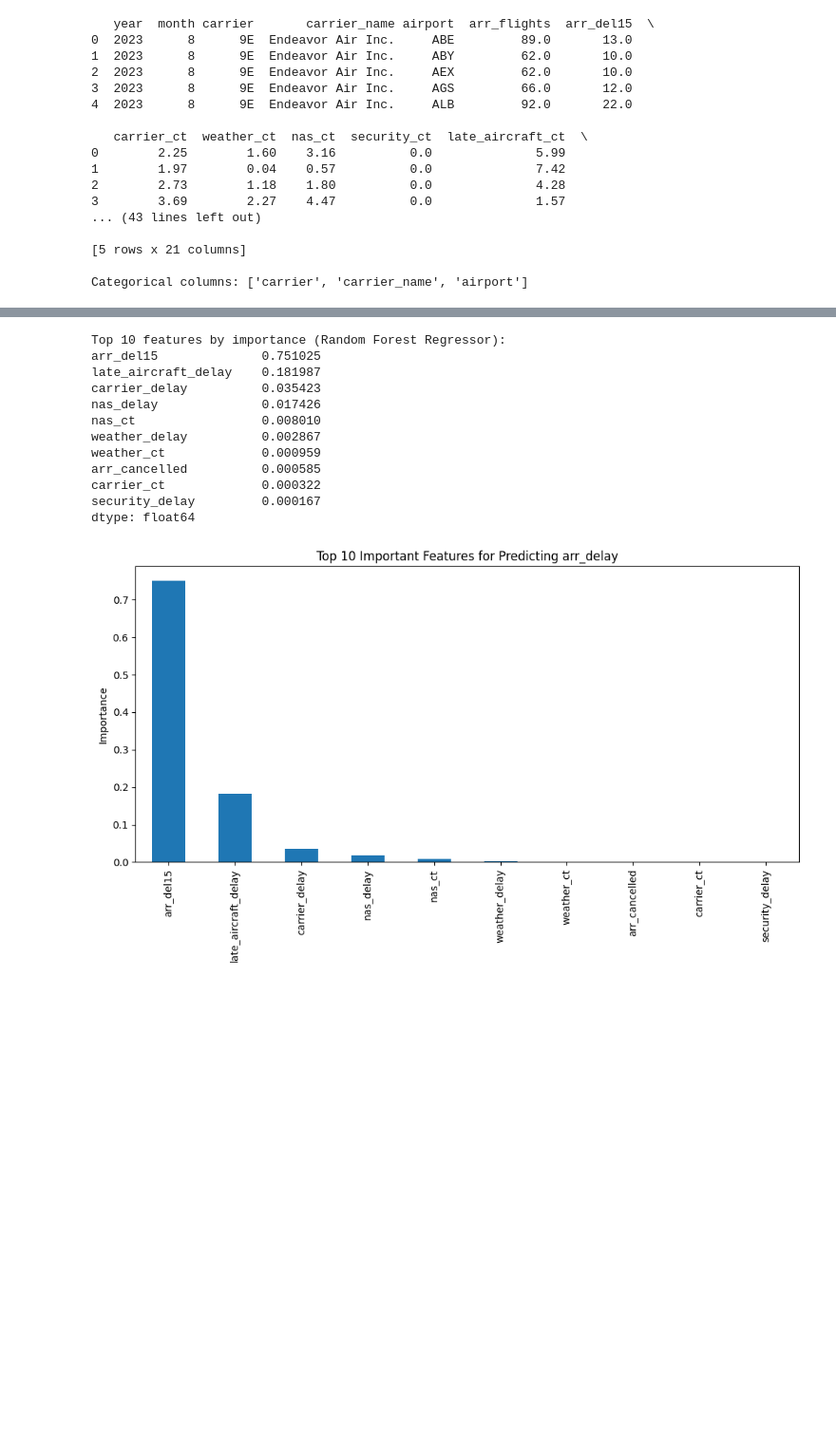
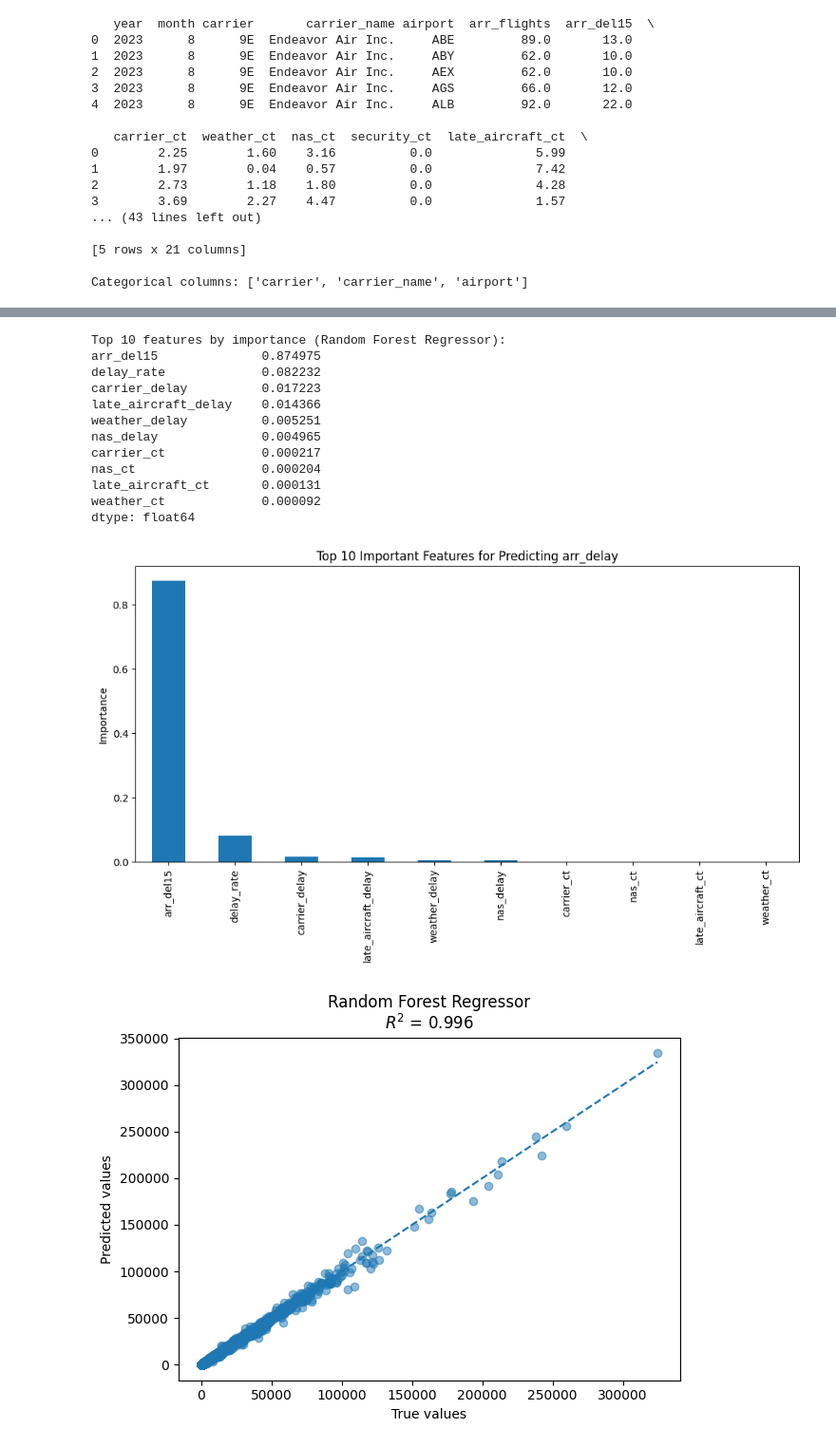
Before and after one commit to aausti25/DS3000-Group-11, a Jupyter notebook: RandomForrest.ipynb, the cells around one changed output, grey strips where cells are left out. Shown at 95% size. Drawn from its saved outputs; the diff is of its cells as text; code cells hidden in the pictures; blank space fills up the shorter version.

Commit message:
Update Random Forrest

```diff
--- a/RandomForrest.ipynb
+++ b/RandomForrest.ipynb
@@ -92,19 +90,35 @@ X_train_cls_scaled = scaler_cls.fit_transform(X_train_cls)
 X_val_cls_scaled = scaler_cls.transform(X_val_cls)
 X_test_cls_scaled = scaler_cls.transform(X_test_cls)
 # %%
-# Random Forest Regression Model
+# Random Forest Regression Model with log-transformed target
 start_rf_reg = time.time()
 
-rf_reg = RandomForestRegressor(n_estimators=5, max_depth=10, random_state=42)
+# Log-transform the training and validation targets
+y_train_reg_log = np.log1p(y_train_reg)
+y_val_reg_log = np.log1p(y_val_reg)
 
-rf_reg.fit(X_train_reg_scaled, y_train_reg)
+rf_reg = RandomForestRegressor(
+    n_estimators=5,
+    max_depth=None,
+    random_state=42,
+    n_jobs=-1
+)
 
-y_val_pred_rf_reg = rf_reg.predict(X_val_reg_scaled)
-y_test_pred_rf_reg = rf_reg.predict(X_test_reg_scaled)
+# Fit on scaled features and log-transformed target
+rf_reg.fit(X_train_reg_scaled, y_train_reg_log)
+
+# Predict in log-space
+y_val_pred_log = rf_reg.predict(X_val_reg_scaled)
+y_test_pred_log = rf_reg.predict(X_test_reg_scaled)
+
+# Transform predictions back to original scale
+y_val_pred_rf_reg = np.expm1(y_val_pred_log)
+y_test_pred_rf_reg = np.expm1(y_test_pred_log)
 
 end_rf_reg = time.time()
 time_rf_reg = end_rf_reg - start_rf_reg
 
+# Compute metrics in the original target scale
 rf_r2_val = r2_score(y_val_reg, y_val_pred_rf_reg)
 rf_rmse_val = np.sqrt(mean_squared_error(y_val_reg, y_val_pred_rf_reg))
 
@@ -191,5 +205,5 @@ Training + prediction time (s): 14.0380
 # %%
-# Feature Importance from Random Forest Classifier
+# 6 Feature Importance from Random Forest Classifier
 importances = rf_reg.feature_importances_
 feature_names = X_reg.columns
 
@@ -207,15 +221,31 @@ plt.tight_layout()
 plt.show()
 # %% [output]
 Top 10 features by importance (Random Forest Regressor):
-arr_del15              0.751025
-late_aircraft_delay    0.181987
-carrier_delay          0.035423
-nas_delay              0.017426
-nas_ct                 0.008010
-weather_delay          0.002867
-weather_ct             0.000959
-arr_cancelled          0.000585
-carrier_ct             0.000322
-security_delay         0.000167
+arr_del15              0.874975
+delay_rate             0.082232
+carrier_delay          0.017223
+late_aircraft_delay    0.014366
+weather_delay          0.005251
+nas_delay              0.004965
+carrier_ct             0.000217
+nas_ct                 0.000204
+late_aircraft_ct       0.000131
+weather_ct             0.000092
 dtype: float64
-[figure, old version]
+[figure, new version]
+# %%
+# Plotting true vs predicted for regression (on the original scale)
+plt.figure()
+plt.scatter(y_test_reg, y_test_pred_rf_reg, alpha=0.5)
+plt.plot(
+    [y_test_reg.min(), y_test_reg.max()],
+    [y_test_reg.min(), y_test_reg.max()],
+    linestyle="--"
+)
+plt.xlabel("True values")
+plt.ylabel("Predicted values")
+plt.title(f"Random Forest Regressor\n$R^2$ = {r2_score(y_test_reg, y_test_pred_rf_reg):.3f}")
+plt.tight_layout()
+plt.show()
+# %% [output]
+[figure, added]
```
Also changed, not shown: parts of 5 cells of this notebook.
